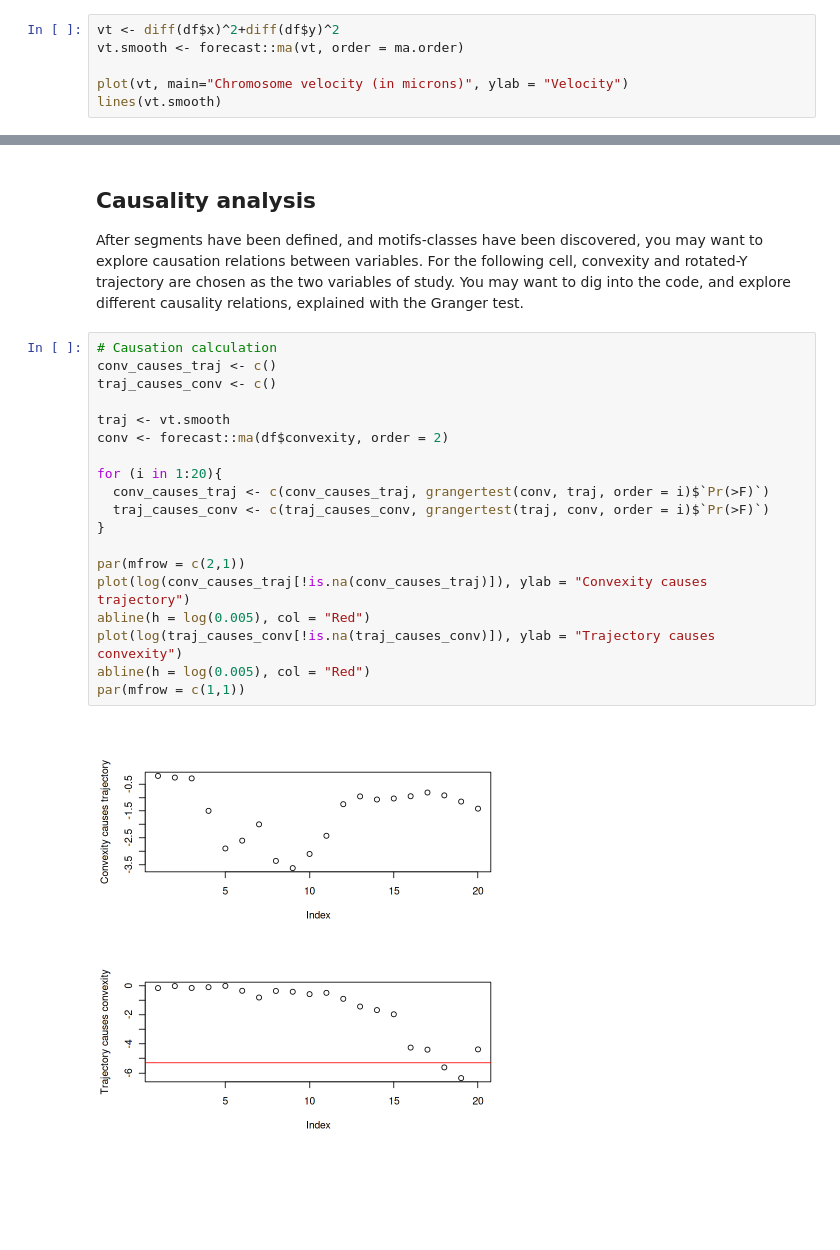
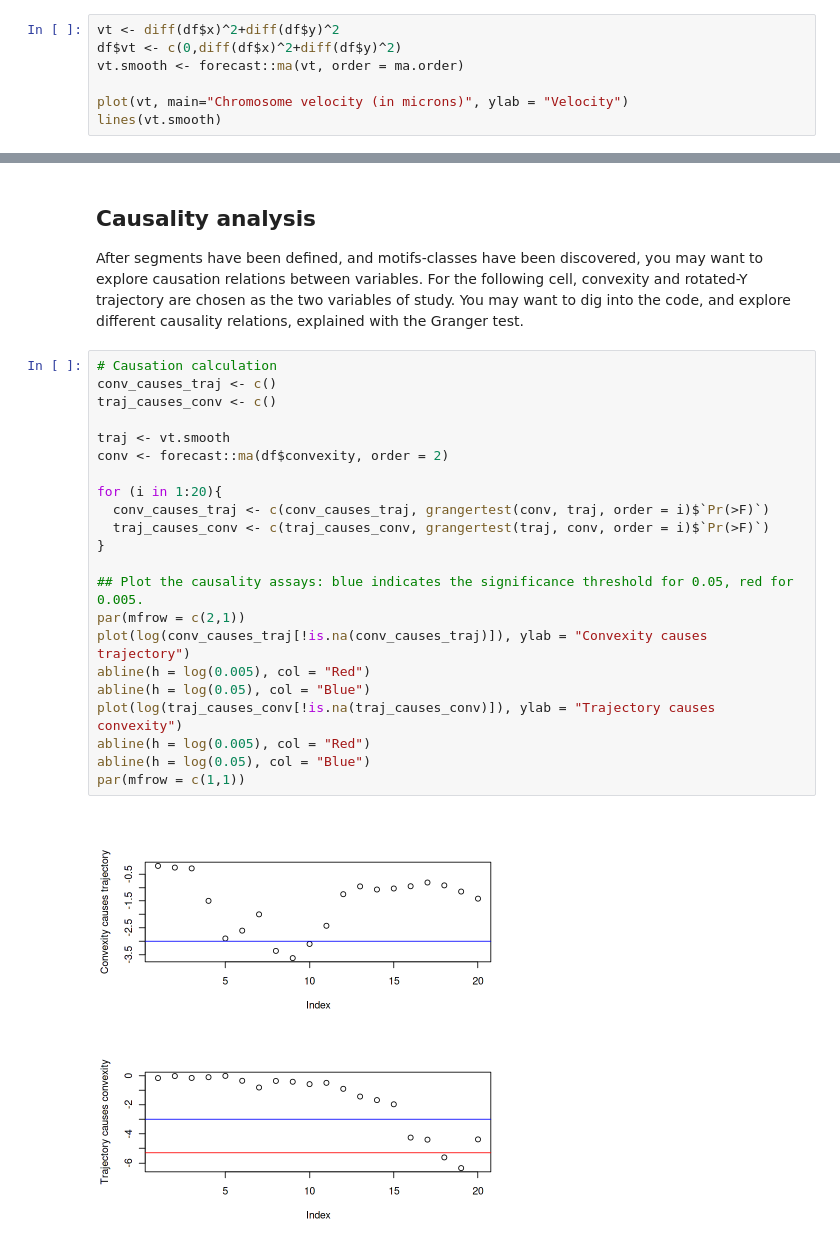
Before and after one commit to danilexn/tronos, a Jupyter notebook: notebooks/TronosAnalysis-SC.ipynb, the cells around one changed output, grey strips where cells are left out. Cells and saved outputs as stored; diff of their text form; blank space fills up the shorter version.

```diff
--- a/notebooks/TronosAnalysis-SC.ipynb
+++ b/notebooks/TronosAnalysis-SC.ipynb
@@ -141,6 +147,7 @@ plot(spy~spx,main="Trajectory periodicity", xlab="frequency",ylab="spectral dens
 Velocity is calculated as the vector modulo, for the X and Y positions specified in the source files. This way, speed is invariant on the previous rotation. A moving average smoothing can also take place: this method allows to reduce extreme peaks or variation in a univariate time series, hence allowing to perform the following analysis more easily (i.e., segmentation analysis).
 # %%
 vt <- diff(df$x)^2+diff(df$y)^2
+df$vt <- c(0,diff(df$x)^2+diff(df$y)^2)
 vt.smooth <- forecast::ma(vt, order = ma.order)
 
 plot(vt, main="Chromosome velocity (in microns)", ylab = "Velocity")
@@ -252,21 +319,24 @@ After segments have been defined, and motifs-classes have been discovered, you m
 # %%
 # Causation calculation
 conv_causes_traj <- c()
 traj_causes_conv <- c()
 
 traj <- vt.smooth
 conv <- forecast::ma(df$convexity, order = 2)
 
 for (i in 1:20){
   conv_causes_traj <- c(conv_causes_traj, grangertest(conv, traj, order = i)$`Pr(>F)`)
   traj_causes_conv <- c(traj_causes_conv, grangertest(traj, conv, order = i)$`Pr(>F)`)
 }
 
+## Plot the causality assays: blue indicates the significance threshold for 0.05, red for 0.005.
 par(mfrow = c(2,1))
 plot(log(conv_causes_traj[!is.na(conv_causes_traj)]), ylab = "Convexity causes trajectory")
 abline(h = log(0.005), col = "Red")
+abline(h = log(0.05), col = "Blue")
 plot(log(traj_causes_conv[!is.na(traj_causes_conv)]), ylab = "Trajectory causes convexity")
 abline(h = log(0.005), col = "Red")
+abline(h = log(0.05), col = "Blue")
 par(mfrow = c(1,1))
 # %% [output]
-[figure, old version]
+[figure, new version]
```
Also changed, not shown: parts of 5 cells of this notebook.
